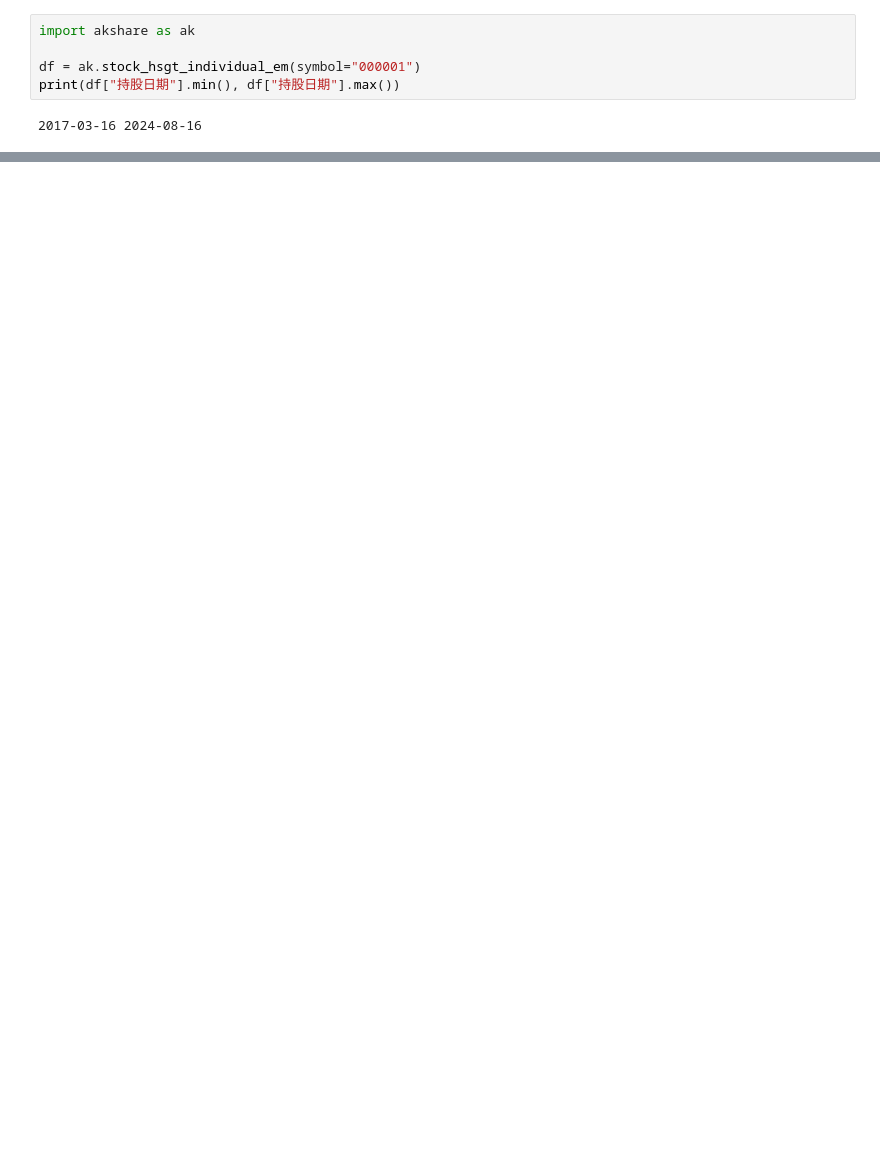
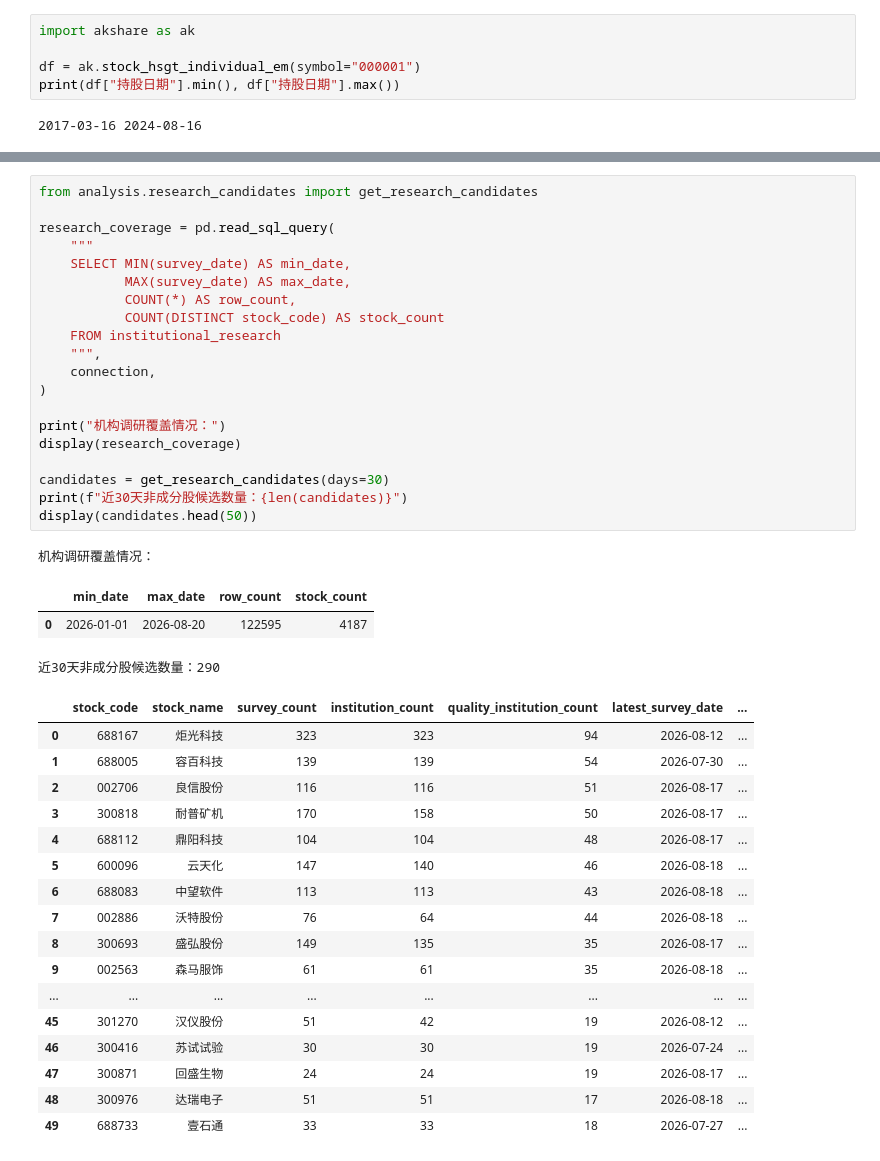
Before and after one commit to tcfh2016/institutional-holding-tracker, a Jupyter notebook: funcs-check.ipynb, the cells around one changed output, grey strips where cells are left out. Drawn from its saved outputs; the diff is of its cells as text; blank space fills up the shorter version.

Commit message:
new idea: store all research items.

```diff
--- a/funcs-check.ipynb
+++ b/funcs-check.ipynb
@@ -698,0 +703,42 @@ print(df["持股日期"].min(), df["持股日期"].max())
+# %%
+from analysis.research_candidates import get_research_candidates
+
+research_coverage = pd.read_sql_query(
+    """
+    SELECT MIN(survey_date) AS min_date,
+           MAX(survey_date) AS max_date,
+           COUNT(*) AS row_count,
+           COUNT(DISTINCT stock_code) AS stock_count
+    FROM institutional_research
+    """,
+    connection,
+)
+
+print("机构调研覆盖情况：")
+display(research_coverage)
+
+candidates = get_research_candidates(days=30)
+print(f"近30天非成分股候选数量：{len(candidates)}")
+display(candidates.head(50))
+# %% [output]
+机构调研覆盖情况：
+|  | min_date | max_date | row_count | stock_count |
+| 0 | 2026-01-01 | 2026-08-20 | 122595 | 4187 |
+近30天非成分股候选数量：290
+|  | stock_code | stock_name | survey_count | institution_count | quality_institution_count | latest_survey_date | ... |
+| 0 | 688167 | 炬光科技 | 323 | 323 | 94 | 2026-08-12 | ... |
+| 1 | 688005 | 容百科技 | 139 | 139 | 54 | 2026-07-30 | ... |
+| 2 | 002706 | 良信股份 | 116 | 116 | 51 | 2026-08-17 | ... |
+| 3 | 300818 | 耐普矿机 | 170 | 158 | 50 | 2026-08-17 | ... |
+| 4 | 688112 | 鼎阳科技 | 104 | 104 | 48 | 2026-08-17 | ... |
+| 5 | 600096 | 云天化 | 147 | 140 | 46 | 2026-08-18 | ... |
+| 6 | 688083 | 中望软件 | 113 | 113 | 43 | 2026-08-18 | ... |
+| 7 | 002886 | 沃特股份 | 76 | 64 | 44 | 2026-08-18 | ... |
+| 8 | 300693 | 盛弘股份 | 149 | 135 | 35 | 2026-08-17 | ... |
+| 9 | 002563 | 森马服饰 | 61 | 61 | 35 | 2026-08-18 | ... |
+| ... | ... | ... | ... | ... | ... | ... | ... |
+| 45 | 301270 | 汉仪股份 | 51 | 42 | 19 | 2026-08-12 | ... |
+| 46 | 300416 | 苏试试验 | 30 | 30 | 19 | 2026-07-24 | ... |
+| 47 | 300871 | 回盛生物 | 24 | 24 | 19 | 2026-08-17 | ... |
+| 48 | 300976 | 达瑞电子 | 51 | 51 | 17 | 2026-08-18 | ... |
+| 49 | 688733 | 壹石通 | 33 | 33 | 18 | 2026-07-27 | ... |
```
Also changed, not shown: parts of 2 cells of this notebook, 8 other files.
